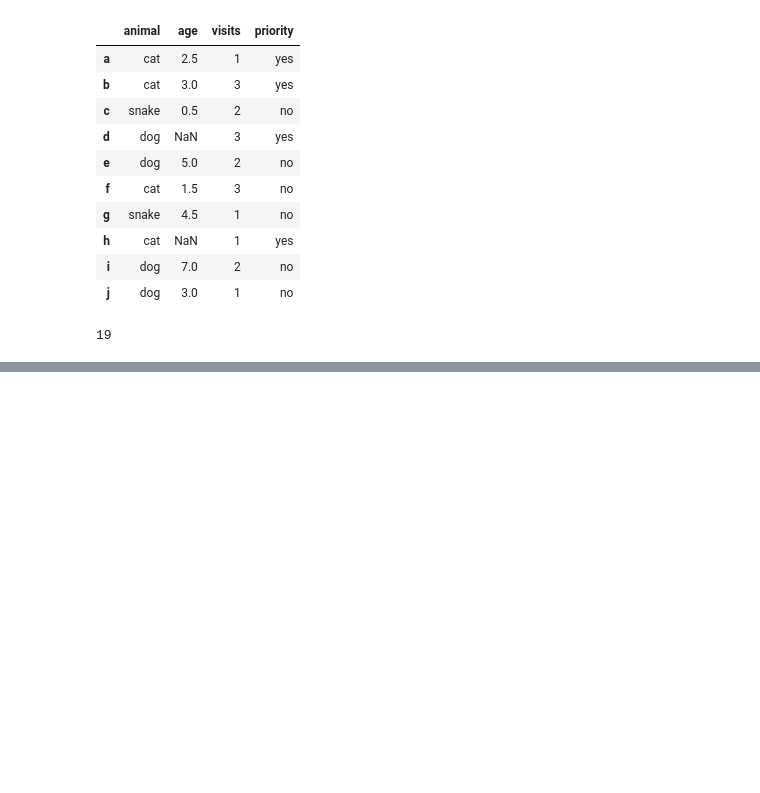
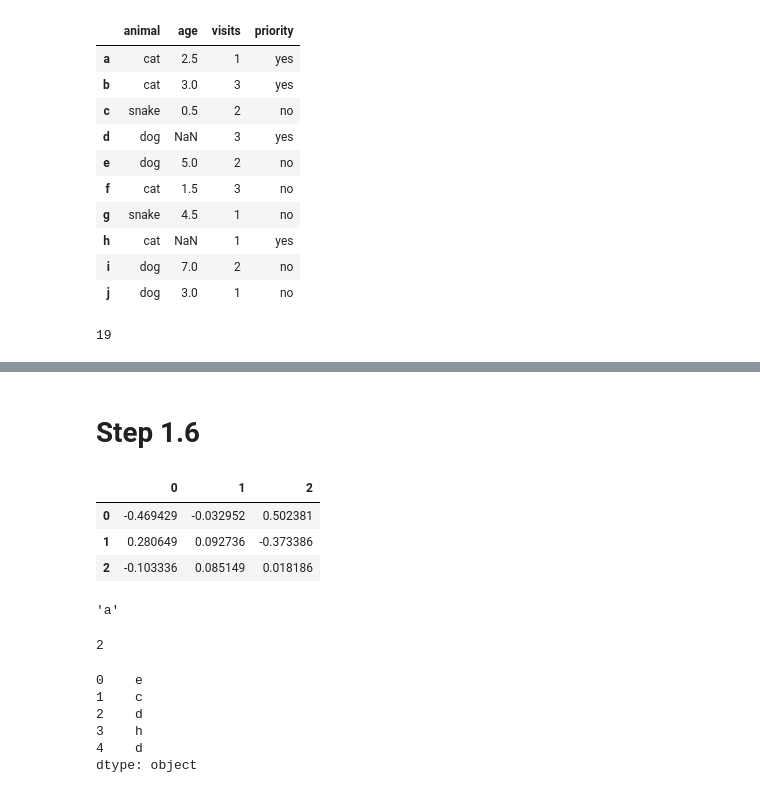
Before and after one commit to dvor85/Statistics, a Jupyter notebook: pandas.ipynb, the cells around one changed output, grey strips where cells are left out. Saved outputs shown, nothing was run; the diff lists cells and outputs as text; code cells hidden in the pictures; blank space fills up the shorter version.

```diff
--- a/pandas.ipynb
+++ b/pandas.ipynb
@@ -806,0 +912,71 @@ df["visits"].sum()
+# %% [markdown]
+# Step 1.6
+# %%
+# Вычтите среднее значение строки из каждого элемента в строке.
+
+import pandas as pd
+import numpy as np
+
+df = pd.DataFrame([[0.020448, 0.456925, 0.992258],
+                   [0.743399, 0.555486, 0.089364],
+                   [0.094699, 0.283184, 0.216221]])
+
+df.sub(df.mean(axis=1), axis=0)
+# %% [output]
+|  | 0 | 1 | 2 |
+| 0 | -0.469429 | -0.032952 | 0.502381 |
+| 1 | 0.280649 | 0.092736 | -0.373386 |
+| 2 | -0.103336 | 0.085149 | 0.018186 |
+# %%
+# В каком столбце чисел сумма наименьшая? Выведите на экран название этого столбца.
+
+import pandas as pd
+import numpy as np
+
+df = pd.DataFrame([[0.020448, 0.456925, 0.992258],
+                   [0.743399, 0.555486, 0.089364],
+                   [0.094699, 0.283184, 0.216221]], columns=list('abc'))
+
+df.sum().idxmin()
+# %% [output]
+'a'
+# %%
+# Как подсчитать, сколько уникальных строк имеет датафрейм (т. е. игнорировать все повторяющиеся строки)?
+
+import pandas as pd
+import numpy as np
+
+df = pd.DataFrame([[0.020448, 0.456925, 0.992258],
+                   [0.743399, 0.555486, 0.089364],
+                   [0.020448, 0.456925, 0.992258],
+                   [0.094699, 0.283184, 0.216221]], columns=list('abc'))
+df.duplicated(keep=False).sum()
+# %% [output]
+2
+# %%
+# Имеется датафрейм состоящий из 10 столбцов чисел с плавающей запятой.
+# Ровно 5 записей в каждой строке являются значениями NaN.
+# Для каждой строки датафрейма найдите столбец, содержащий третье значение NaN.
+
+import pandas as pd
+import numpy as np
+
+nan = np.nan
+
+data = [[0.04,  nan,  nan, 0.25,  nan, 0.43, 0.71, 0.51,  nan,  nan],
+        [nan,  nan,  nan, 0.04, 0.76,  nan,  nan, 0.67, 0.76, 0.16],
+        [nan,  nan, 0.5,  nan, 0.31, 0.4,  nan,  nan, 0.24, 0.01],
+        [0.49,  nan,  nan, 0.62, 0.73, 0.26, 0.85,  nan,  nan,  nan],
+        [nan,  nan, 0.41,  nan, 0.05,  nan, 0.61,  nan, 0.48, 0.68]]
+
+columns = list('abcdefghij')
+
+df = pd.DataFrame(data, columns=columns)
+df.apply(lambda x: x[x.isna()].index[2], axis=1)
+# %% [output]
+0    e
+1    c
+2    d
+3    h
+4    d
+dtype: object
```
Also changed, not shown: parts of 5 cells of this notebook.
